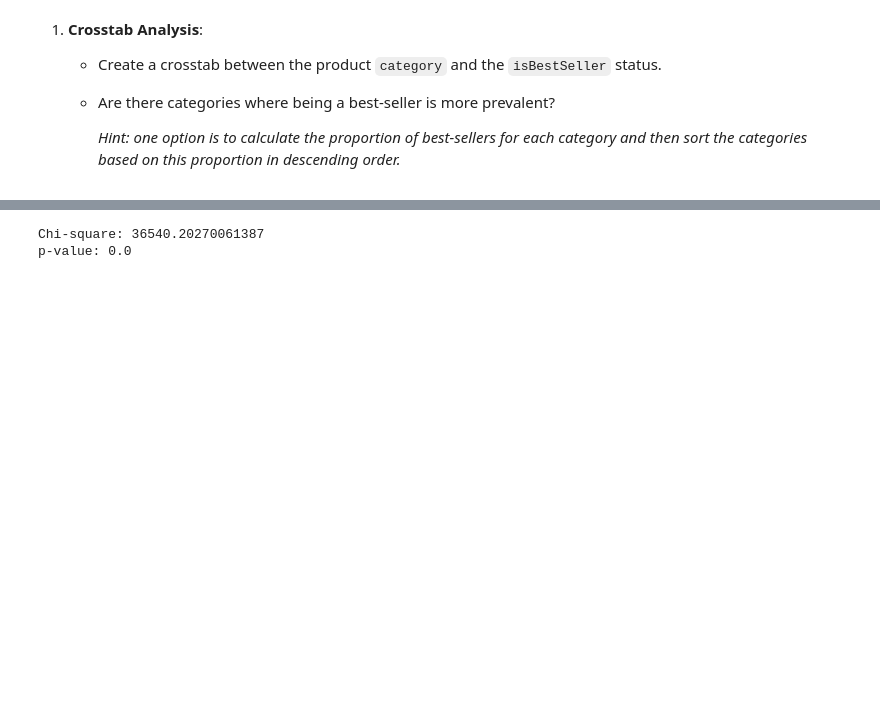
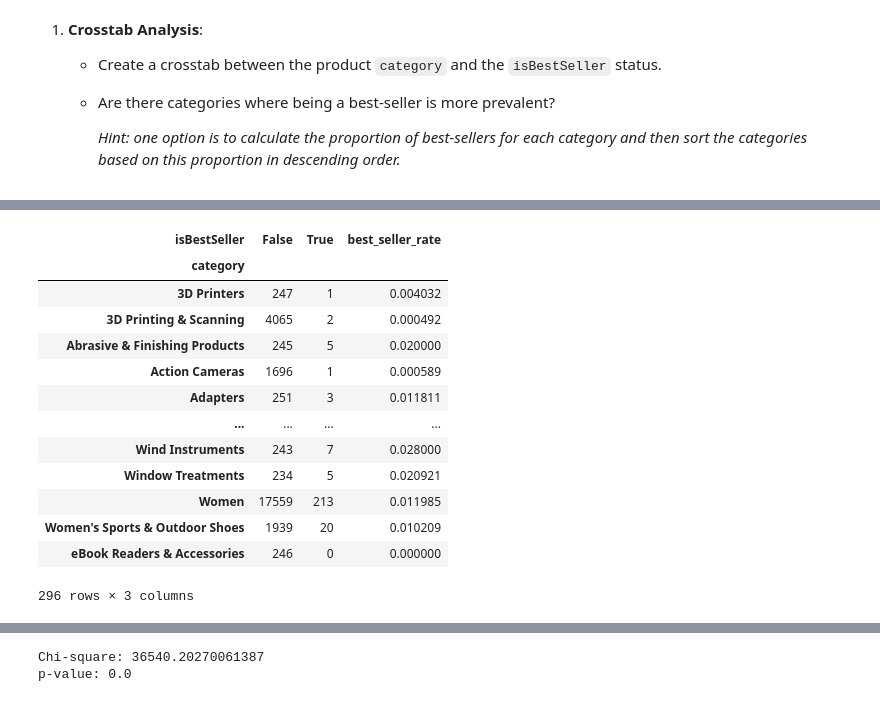
Before and after one commit to demonvaa/lab-eda-bivariate, a Jupyter notebook: lab-EDA-bivariate.ipynb, the cells around one changed output, grey strips where cells are left out. Cells and saved outputs as stored; diff of their text form; code cells hidden in the pictures; blank space fills up the shorter version.

```diff
--- a/lab-EDA-bivariate.ipynb
+++ b/lab-EDA-bivariate.ipynb
@@ -72,0 +48,21 @@ top_bet_sellers
+# %%
+# 2. Calcular proporción de best-sellers por categoría
+crosstab_result["best_seller_rate"] = (
+    crosstab_result[True] / (crosstab_result[True] + crosstab_result[False])
+)
+crosstab_result
+# %% [output]
+| isBestSeller | False | True | best_seller_rate |
+| category |  |  |  |
+| 3D Printers | 247 | 1 | 0.004032 |
+| 3D Printing & Scanning | 4065 | 2 | 0.000492 |
+| Abrasive & Finishing Products | 245 | 5 | 0.020000 |
+| Action Cameras | 1696 | 1 | 0.000589 |
+| Adapters | 251 | 3 | 0.011811 |
+| ... | ... | ... | ... |
+| Wind Instruments | 243 | 7 | 0.028000 |
+| Window Treatments | 234 | 5 | 0.020921 |
+| Women | 17559 | 213 | 0.011985 |
+| Women's Sports & Outdoor Shoes | 1939 | 20 | 0.010209 |
+| eBook Readers & Accessories | 246 | 0 | 0.000000 |
+296 rows × 3 columns
```
Also changed, not shown: parts of 9 cells of this notebook.
